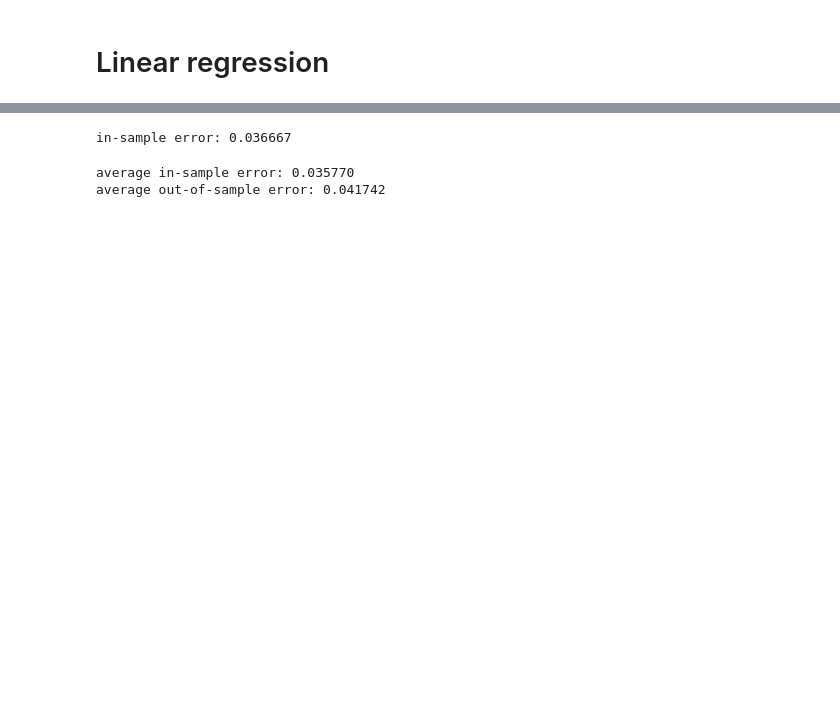
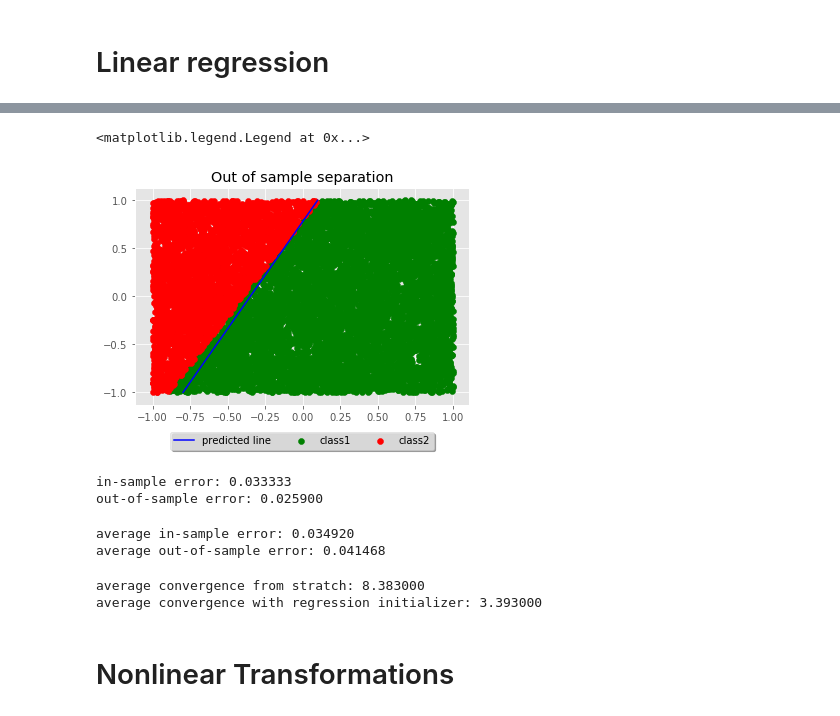
Before and after one commit to ddaletski/Data-Science-Training, a Jupyter notebook: LearningFromDataHomeworks/HW2.ipynb, the cells around one changed output, grey strips where cells are left out. Drawn from its saved outputs; the diff is of its cells as text; code cells hidden in the pictures; blank space fills up the shorter version.

```diff
--- a/LearningFromDataHomeworks/HW2.ipynb
+++ b/LearningFromDataHomeworks/HW2.ipynb
@@ -111,7 +119,23 @@ plt.ylim(-1, 1)
+# %%
+X1 = testX[testY > 0]
+X2 = testX[testY < 0]
+plt.scatter(X1[:, 0], X1[:, 1], c='green', label='class1')
+plt.scatter(X2[:, 0], X2[:, 1], c='red', label='class2')
+
+plt.plot(*line(lr._coef), c='blue', label='predicted line')
+plt.title("Out of sample separation")
+
+plt.legend(loc='upper center', bbox_to_anchor=(0.5, -0.1),
+          fancybox=True, shadow=True, ncol=5)
+# %% [output]
+<matplotlib.legend.Legend at 0x...>
+[figure, added]
 # %%
 print("in-sample error: %f" % np.mean(np.sign(yhat).reshape((-1)) != y))
+print("out-of-sample error: %f" % np.mean(np.sign(yhat2).reshape((-1)) != testY))
 # %% [output]
-in-sample error: 0.036667
+in-sample error: 0.033333
+out-of-sample error: 0.025900
 # %%
 sum_of_errors = 0
 sum_of_errors2 = 0
@@ -120,8 +144,8 @@ for _ in tqdm(range(1000), desc='progress'):
     lr = LR()
     true_coefs = np.random.uniform(low=-5, high=5, size=(3))
     X, y = create_dataset(100, true_coefs)
-    testX, testY = create_dataset(10000, true_coefs)
-    lr.fit(X, y)
+    testX, testY = create_dataset(1000, true_coefs)
+    lr.fit(X, y, method='closed')
     yhat = lr.predict(X)
     yhat2 = lr.predict(testX)
     error = np.mean(np.sign(yhat).reshape((-1)) != y)
@@ -132,5 +156,28 @@ for _ in tqdm(range(1000), desc='progress'):
 print("average in-sample error: %f" % (sum_of_errors / 1000))
 print("average out-of-sample error: %f" % (sum_of_errors2 / 1000))
 # %% [output]
-average in-sample error: 0.035770
-average out-of-sample error: 0.041742
+average in-sample error: 0.034920
+average out-of-sample error: 0.041468
+# %%
+convergence_wo_init = 0
+convergence_with_init = 0
+
+np.random.seed(1)
+for _ in tqdm(range(1000), desc='progress'):
+    lr = LR()
+    perceptron1 = Perceptron()
+    perceptron2 = Perceptron()
+    true_coefs = np.random.uniform(low=-5, high=5, size=(3))
+    X, y = create_dataset(10, true_coefs)
+    convergence_wo_init += perceptron1.fit(X, y)
+
+    lr.fit(X, y, method='closed')
+    convergence_with_init += perceptron2.fit(X, y, initial_weights=lr._coef.reshape((-1)))
+
+print("average convergence from stratch: %f" % (convergence_wo_init / 1000))
+print("average convergence with regression initializer: %f" % (convergence_with_init / 1000))
+# %% [output]
+average convergence from stratch: 8.383000
+average convergence with regression initializer: 3.393000
+# %% [markdown]
+# Nonlinear Transformations
```
Also changed, not shown: parts of 18 cells of this notebook, 1 other file.
